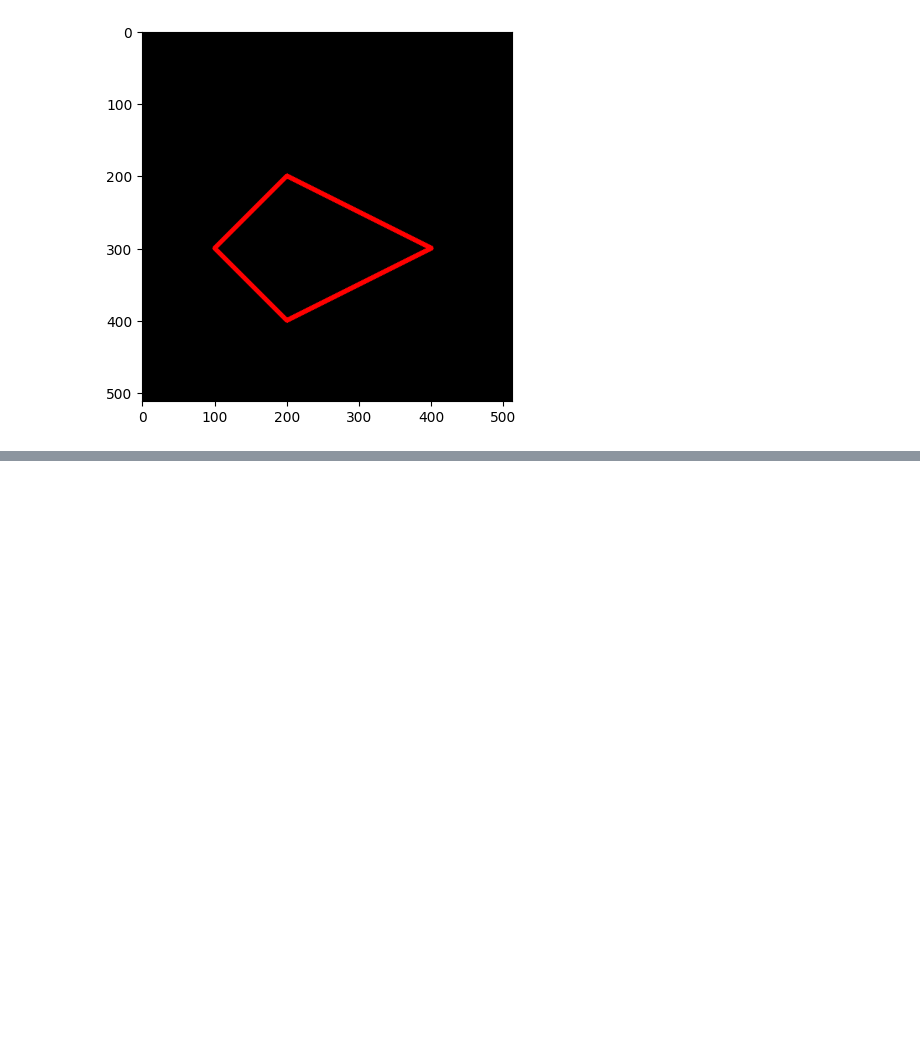
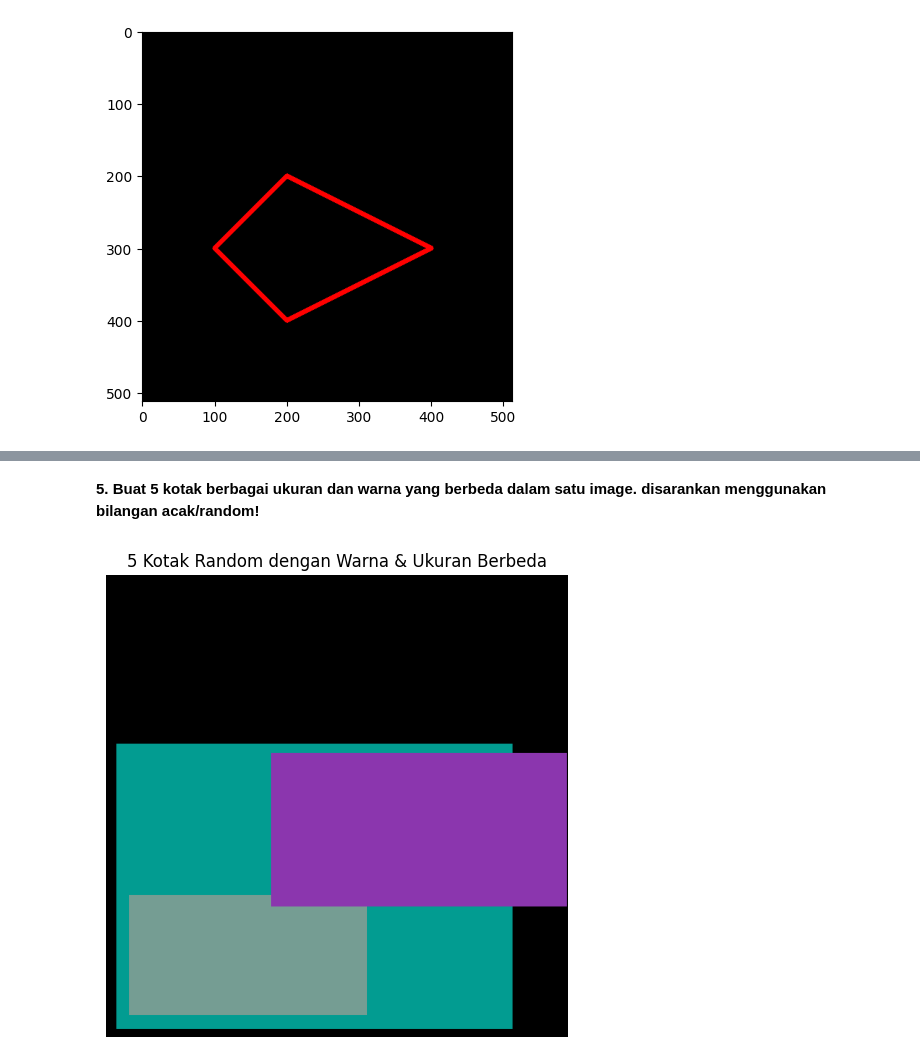
Before and after one commit to suckgitariuses/PCVK_Ganjil_2025, a Jupyter notebook: Modul2.ipynb, the cells around one changed output, grey strips where cells are left out. Saved outputs shown, nothing was run; the diff lists cells and outputs as text; code cells hidden in the pictures; blank space fills up the shorter version.

```diff
--- a/Modul2.ipynb
+++ b/Modul2.ipynb
@@ -170,0 +288,31 @@ Apakah perbedaan gambar yang ditampilkan tanpa dan dengan matplotlib?
+# %% [markdown]
+**5. Buat 5 kotak berbagai ukuran dan warna yang berbeda dalam satu image.
+disarankan menggunakan bilangan acak/random!**
+# %%
+import cv2
+import numpy as np
+import matplotlib.pyplot as plt
+
+# Buat canvas kosong (hitam), ukuran 400x400 px, 3 channel warna
+img = np.zeros((400, 400, 3), dtype=np.uint8)
+
+# Bikin 5 kotak random
+for i in range(5):
+    # Koordinat random untuk pojok kiri atas dan kanan bawah
+    x1, y1 = np.random.randint(0, 300, size=2)
+    x2, y2 = np.random.randint(x1+20, 400, size=1)[0], np.random.randint(y1+20, 400, size=1)[0]
+
+    # Warna random (BGR format OpenCV)
+    color = tuple(np.random.randint(0, 256, size=3).tolist())
+
+    # Gambar kotak
+    cv2.rectangle(img, (x1, y1), (x2, y2), color, -1)  # -1 biar filled
+
+# Tampilkan hasil
+plt.figure(figsize=(6,6))
+plt.imshow(cv2.cvtColor(img, cv2.COLOR_BGR2RGB))
+plt.title("5 Kotak Random dengan Warna & Ukuran Berbeda")
+plt.axis("off")
+plt.show()
+# %% [output]
+[figure, added]
```
Also changed, not shown: parts of 22 cells of this notebook.
